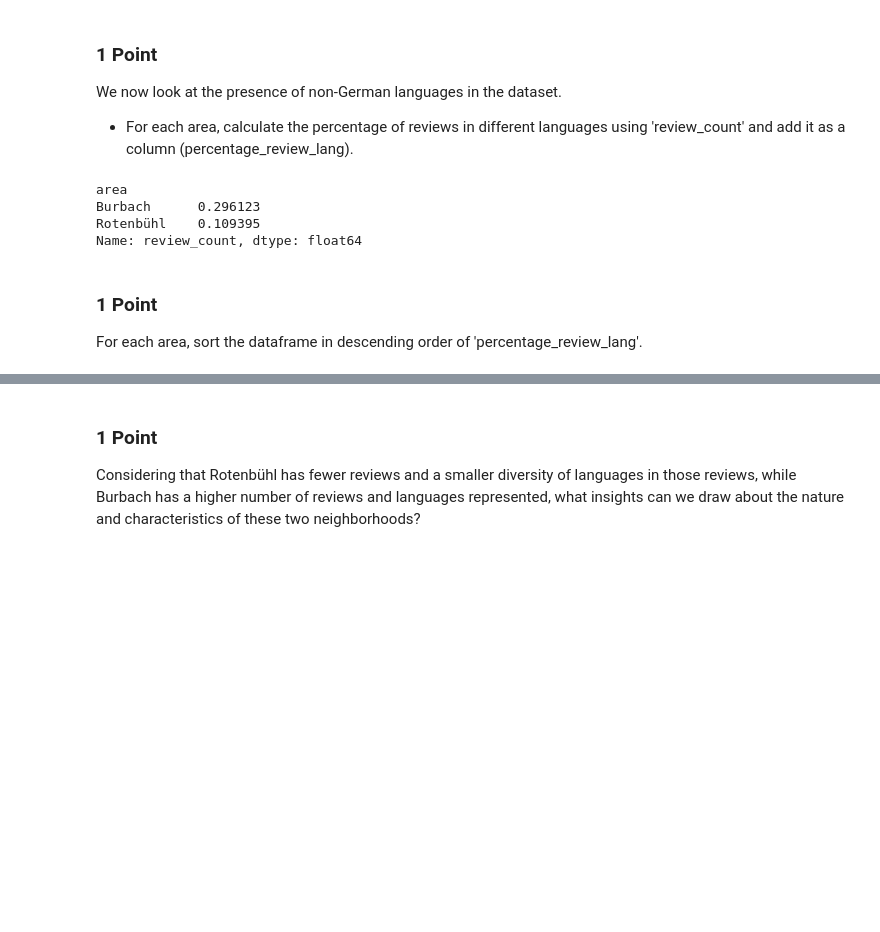
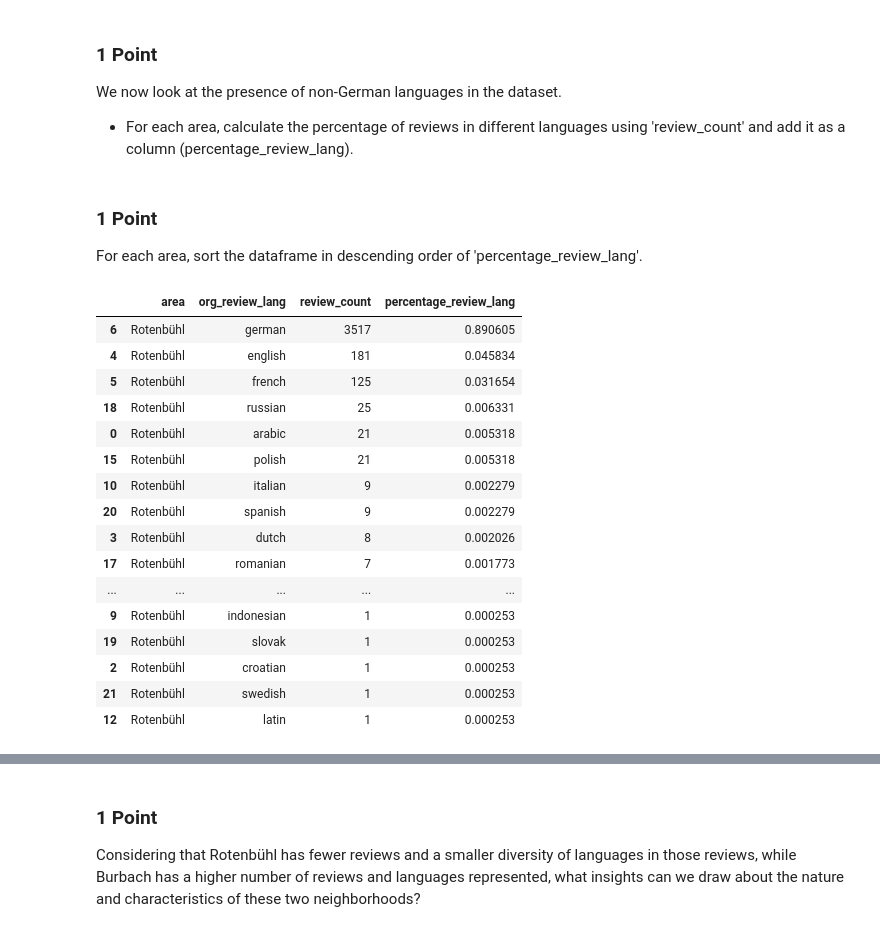
Before and after one commit to samueleserri/Elements-of-Data-Science-and-Artificial-Intelligence-, a Jupyter notebook: Assignment_2/EDSAI_assignment_2.ipynb, the cells around one changed output, grey strips where cells are left out. Saved outputs shown, nothing was run; the diff lists cells and outputs as text; code cells hidden in the pictures; blank space fills up the shorter version.

```diff
--- a/Assignment_2/EDSAI_assignment_2.ipynb
+++ b/Assignment_2/EDSAI_assignment_2.ipynb
@@ -323,20 +192,37 @@ Name: review_count, dtype: int64
 
 We now look at the presence of non-German languages in the dataset.
 * For each area, calculate the percentage of reviews in different languages using 'review_count' and add it as a column (percentage_review_lang).
-# %%
-# Add your code here
-total_non_german_reviews = reviews_data['review_count'][reviews_data['org_review_lang'] != 'german'].groupby(reviews_data['area']).sum()
-print(total_non_german_reviews/reviews_data['review_count'].groupby(reviews_data['area']).sum())
-# %% [output]
-area
-Burbach      0.296123
-Rotenbühl    0.109395
-Name: review_count, dtype: float64
+# %%
+# Add your code here
+Rotenbühl_data = reviews_data[reviews_data['area'] == 'Rotenbühl'].copy()
+Burbach_data = reviews_data[reviews_data['area'] == 'Burbach'].copy()
+
+Rotenbühl_data['percentage_review_lang'] = Rotenbühl_data['review_count'].groupby(Rotenbühl_data['org_review_lang']).transform('sum')/Rotenbühl_data['review_count'].sum()
+Burbach_data['percentage_review_lang'] = Burbach_data['review_count'].groupby(Burbach_data['org_review_lang']).transform('sum') / Burbach_data['review_count'].sum()
 # %% [markdown]
 ### 1 Point
 
 For each area, sort the dataframe in descending order of 'percentage_review_lang'.
 # %%
 # Add your code here
+Rotenbühl_data.sort_values(by='percentage_review_lang', ascending=False)
+# %% [output]
+|  | area | org_review_lang | review_count | percentage_review_lang |
+| 6 | Rotenbühl | german | 3517 | 0.890605 |
+| 4 | Rotenbühl | english | 181 | 0.045834 |
+| 5 | Rotenbühl | french | 125 | 0.031654 |
+| 18 | Rotenbühl | russian | 25 | 0.006331 |
+| 0 | Rotenbühl | arabic | 21 | 0.005318 |
+| 15 | Rotenbühl | polish | 21 | 0.005318 |
+| 10 | Rotenbühl | italian | 9 | 0.002279 |
+| 20 | Rotenbühl | spanish | 9 | 0.002279 |
+| 3 | Rotenbühl | dutch | 8 | 0.002026 |
+| 17 | Rotenbühl | romanian | 7 | 0.001773 |
+| ... | ... | ... | ... | ... |
+| 9 | Rotenbühl | indonesian | 1 | 0.000253 |
+| 19 | Rotenbühl | slovak | 1 | 0.000253 |
+| 2 | Rotenbühl | croatian | 1 | 0.000253 |
+| 21 | Rotenbühl | swedish | 1 | 0.000253 |
+| 12 | Rotenbühl | latin | 1 | 0.000253 |
 # %%
 # Add your code here
```
Also changed, not shown: parts of 15 cells of this notebook.
